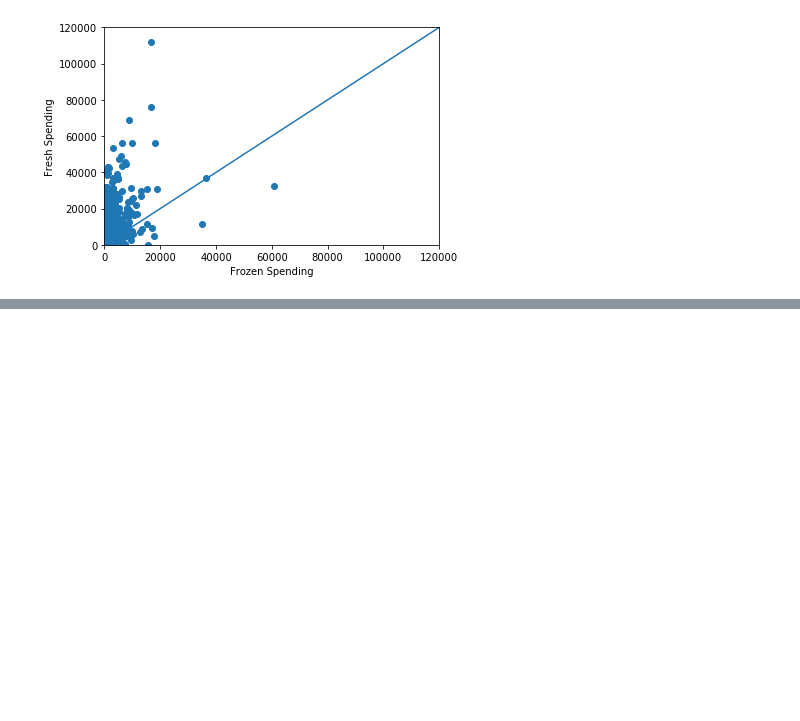
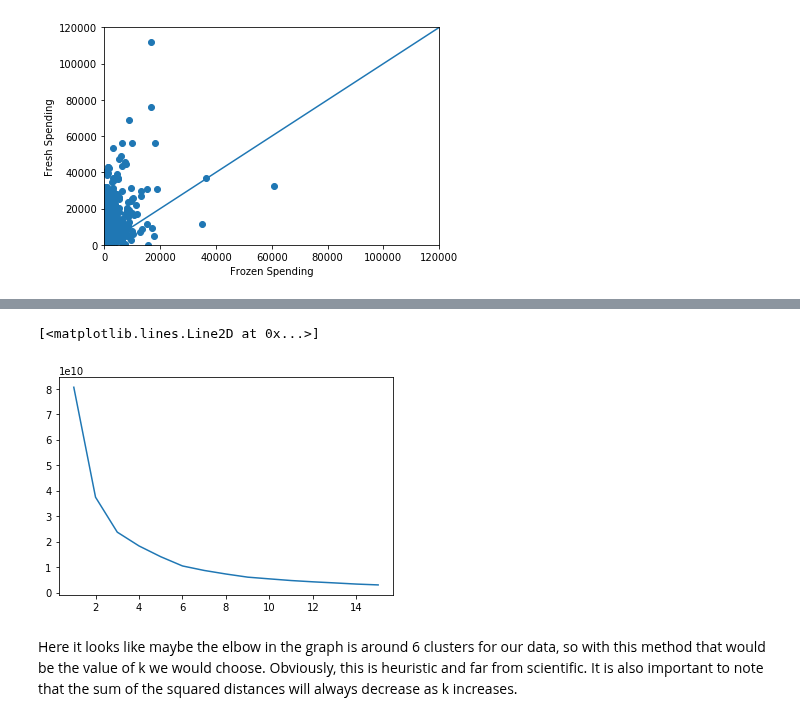
Before and after one commit to tfolkman/byu_econ_applied_machine_learning, a Jupyter notebook: lectures/Lecture_13_Clustering.ipynb, the cells around one changed output, grey strips where cells are left out. Saved outputs shown, nothing was run; the diff lists cells and outputs as text; code cells hidden in the pictures; blank space fills up the shorter version.

```diff
--- a/lectures/Lecture_13_Clustering.ipynb
+++ b/lectures/Lecture_13_Clustering.ipynb
@@ -91,0 +118,12 @@ plt.plot(range(120000), range(120000))
+# %%
+sses = []
+for k in range(1,16):
+    kmeans = KMeans(n_clusters=k, n_init=50, n_jobs=-1)
+    kmeans.fit(df[['Frozen', 'Fresh']])
+    sses.append(kmeans.inertia_)
+plt.plot(range(1,16), sses)
+# %% [output]
+[<matplotlib.lines.Line2D at 0x...>]
+[figure, added]
+# %% [markdown]
+Here it looks like maybe the elbow in the graph is around 6 clusters for our data, so with this method that would be the value of k we would choose. Obviously, this is heuristic and far from scientific. It is also important to note that the sum of the squared distances will always decrease as k increases.
```
Also changed, not shown: parts of 10 cells of this notebook.
